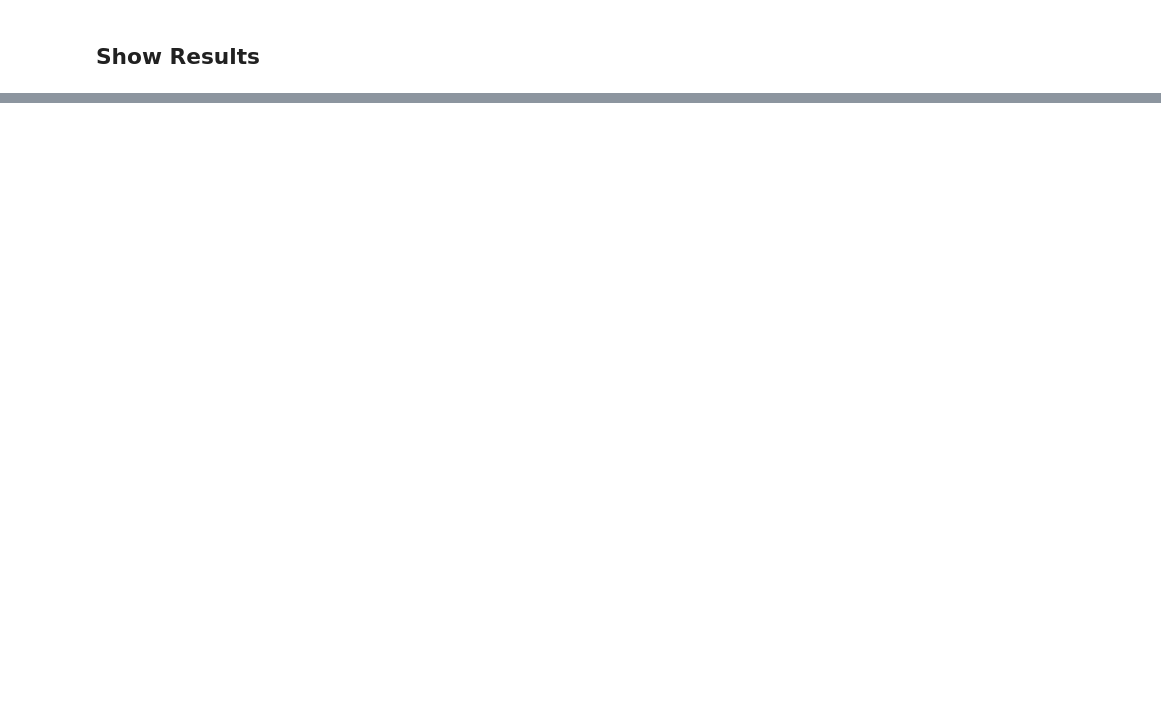
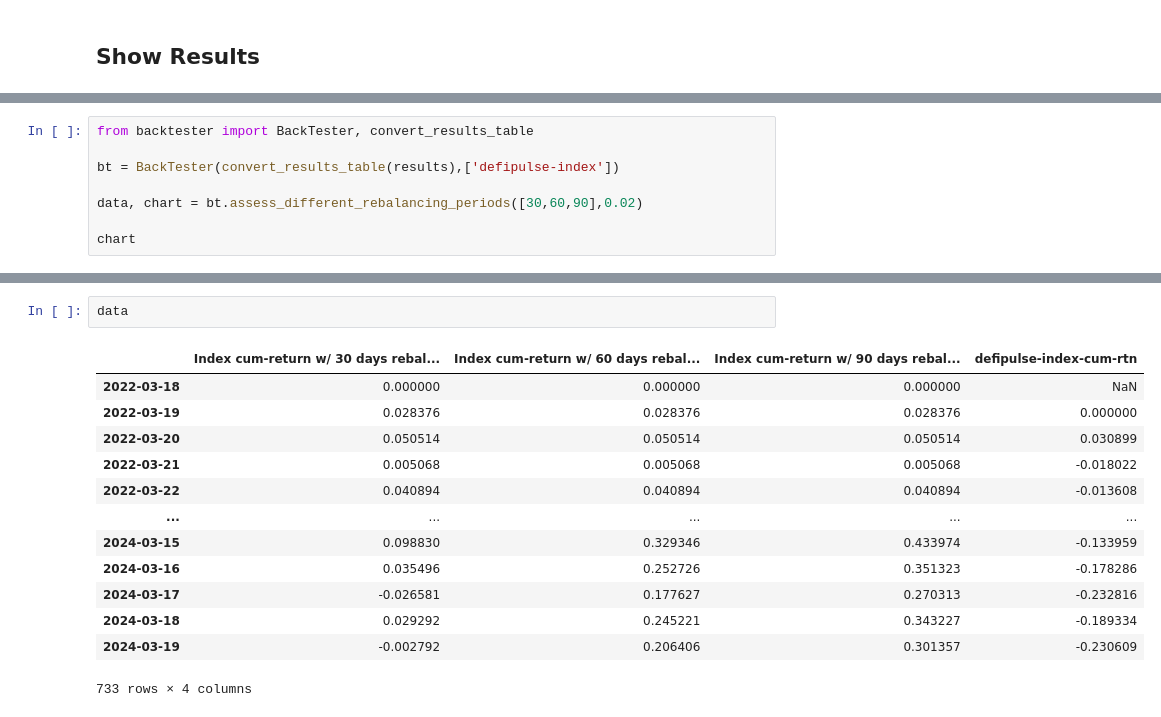
Before and after one commit to Phuture-Finance/rebalancing-data, a Jupyter notebook: PDI/methodology_template_multi_chain.ipynb, the cells around one changed output, grey strips where cells are left out. Drawn from its saved outputs; the diff is of its cells as text; blank space fills up the shorter version.

```diff
--- a/PDI/methodology_template_multi_chain.ipynb
+++ b/PDI/methodology_template_multi_chain.ipynb
@@ -140,0 +141,8 @@ results
+# %%
+from backtester import BackTester, convert_results_table
+
+bt = BackTester(convert_results_table(results),['defipulse-index'])
+
+data, chart = bt.assess_different_rebalancing_periods([30,60,90],0.02)
+
+chart
@@ -140,0 +153,16 @@ results
+# %%
+data
+# %% [output]
+|  | Index cum-return w/ 30 days rebal... | Index cum-return w/ 60 days rebal... | Index cum-return w/ 90 days rebal... | defipulse-index-cum-rtn |
+| 2022-03-18 | 0.000000 | 0.000000 | 0.000000 | NaN |
+| 2022-03-19 | 0.028376 | 0.028376 | 0.028376 | 0.000000 |
+| 2022-03-20 | 0.050514 | 0.050514 | 0.050514 | 0.030899 |
+| 2022-03-21 | 0.005068 | 0.005068 | 0.005068 | -0.018022 |
+| 2022-03-22 | 0.040894 | 0.040894 | 0.040894 | -0.013608 |
+| ... | ... | ... | ... | ... |
+| 2024-03-15 | 0.098830 | 0.329346 | 0.433974 | -0.133959 |
+| 2024-03-16 | 0.035496 | 0.252726 | 0.351323 | -0.178286 |
+| 2024-03-17 | -0.026581 | 0.177627 | 0.270313 | -0.232816 |
+| 2024-03-18 | 0.029292 | 0.245221 | 0.343227 | -0.189334 |
+| 2024-03-19 | -0.002792 | 0.206406 | 0.301357 | -0.230609 |
+733 rows × 4 columns
```
Also changed, not shown: parts of 3 cells of this notebook, 5 other files.
